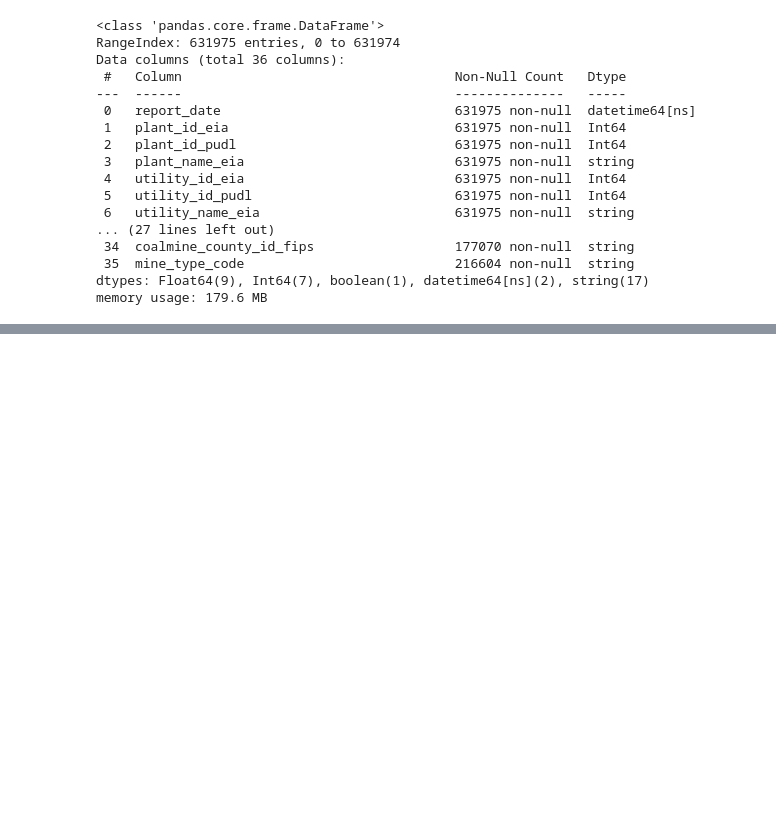
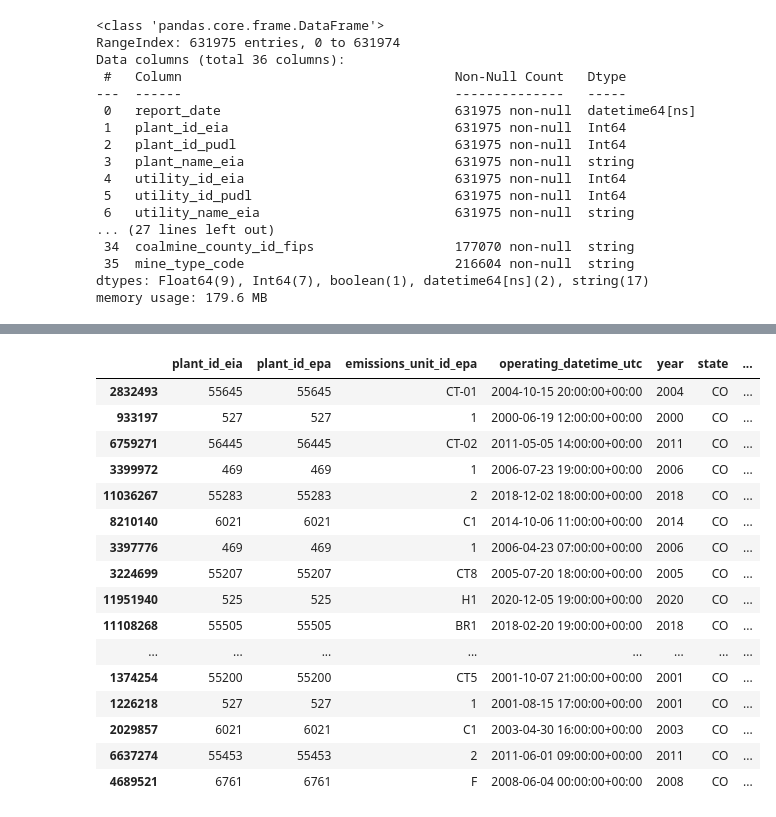
Before and after one commit to zaneselvans/pudl-kaggle-demo, a Jupyter notebook: openmod-pudl-demo-draft.ipynb, the cells around one changed output, grey strips where cells are left out. Drawn from its saved outputs; the diff is of its cells as text; code cells hidden in the pictures; blank space fills up the shorter version.

Commit message:
Kaggle Notebook | OpenMod PUDL Demo (DRAFT) | Version 4

```diff
--- a/openmod-pudl-demo-draft.ipynb
+++ b/openmod-pudl-demo-draft.ipynb
@@ -76 +86,10 @@ frc.sample(20)
 20 rows × 36 columns
+# %%
+%%time
+colo_df1 = pd.read_parquet(
+    "/kaggle/input/catalyst-cooperative-pudl/hourly_emissions_epacems.parquet",
+    dtype_backend="pyarrow",
+    engine="pyarrow",
+    filters=[("state", "==", "CO")],
+)
+colo_df1.info()
@@ -76,0 +114,20 @@ frc.sample(20)
+# %%
+colo_df1.sample(20)
+# %% [output]
+|  | plant_id_eia | plant_id_epa | emissions_unit_id_epa | operating_datetime_utc | year | state | ... |
+| 2832493 | 55645 | 55645 | CT-01 | 2004-10-15 20:00:00+00:00 | 2004 | CO | ... |
+| 933197 | 527 | 527 | 1 | 2000-06-19 12:00:00+00:00 | 2000 | CO | ... |
+| 6759271 | 56445 | 56445 | CT-02 | 2011-05-05 14:00:00+00:00 | 2011 | CO | ... |
+| 3399972 | 469 | 469 | 1 | 2006-07-23 19:00:00+00:00 | 2006 | CO | ... |
+| 11036267 | 55283 | 55283 | 2 | 2018-12-02 18:00:00+00:00 | 2018 | CO | ... |
+| 8210140 | 6021 | 6021 | C1 | 2014-10-06 11:00:00+00:00 | 2014 | CO | ... |
+| 3397776 | 469 | 469 | 1 | 2006-04-23 07:00:00+00:00 | 2006 | CO | ... |
+| 3224699 | 55207 | 55207 | CT8 | 2005-07-20 18:00:00+00:00 | 2005 | CO | ... |
+| 11951940 | 525 | 525 | H1 | 2020-12-05 19:00:00+00:00 | 2020 | CO | ... |
+| 11108268 | 55505 | 55505 | BR1 | 2018-02-20 19:00:00+00:00 | 2018 | CO | ... |
+| ... | ... | ... | ... | ... | ... | ... | ... |
+| 1374254 | 55200 | 55200 | CT5 | 2001-10-07 21:00:00+00:00 | 2001 | CO | ... |
+| 1226218 | 527 | 527 | 1 | 2001-08-15 17:00:00+00:00 | 2001 | CO | ... |
+| 2029857 | 6021 | 6021 | C1 | 2003-04-30 16:00:00+00:00 | 2003 | CO | ... |
+| 6637274 | 55453 | 55453 | 2 | 2011-06-01 09:00:00+00:00 | 2011 | CO | ... |
+| 4689521 | 6761 | 6761 | F | 2008-06-04 00:00:00+00:00 | 2008 | CO | ... |
```
Also changed, not shown: parts of 7 cells of this notebook.
